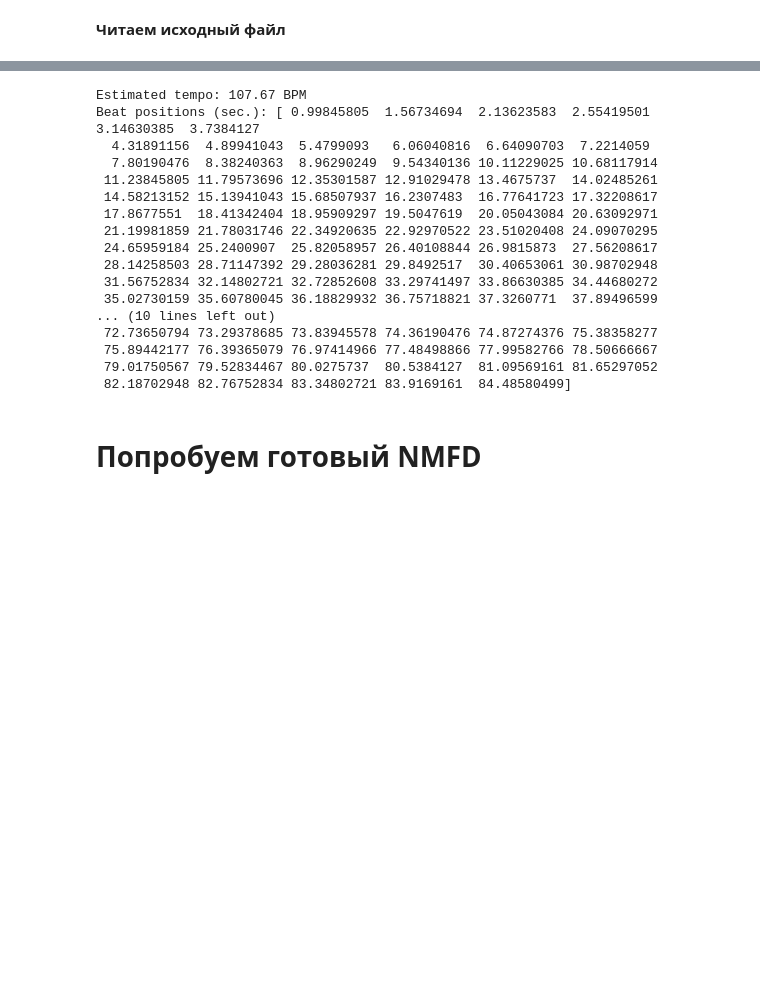
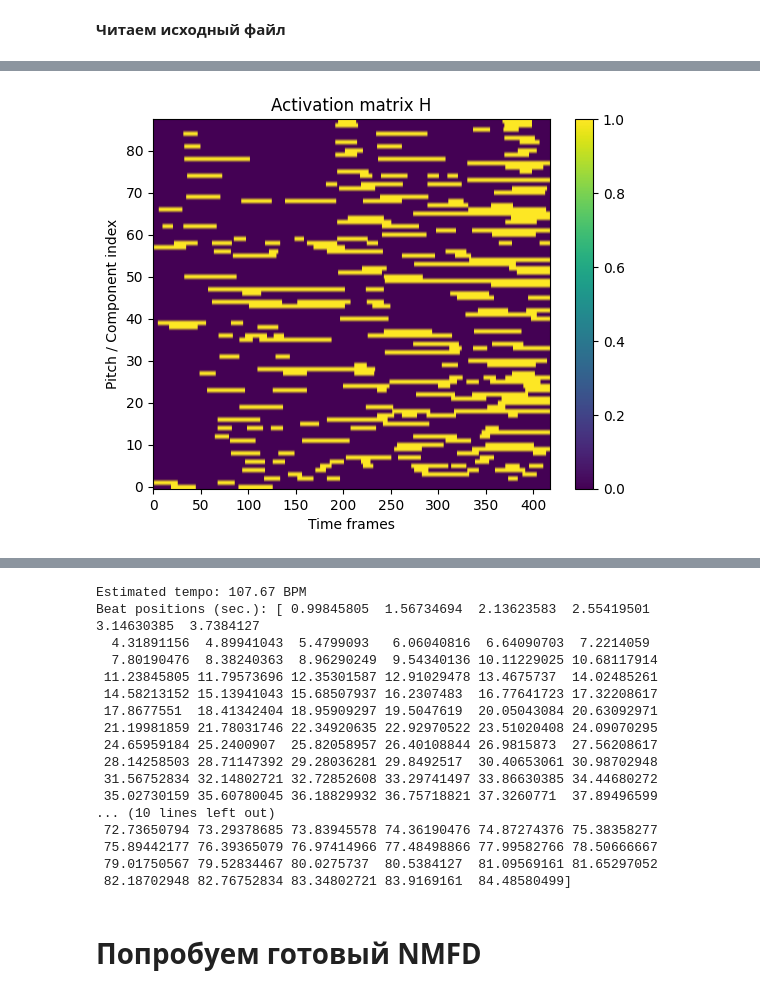
Before and after one commit to bierml/NMFforAMT, a Jupyter notebook: upgrade/Music_Transcribing[NMF].ipynb, the cells around one changed output, grey strips where cells are left out. Cells and saved outputs as stored; diff of their text form; code cells hidden in the pictures; blank space fills up the shorter version.

Commit message:
Tried fixing note tracking w/ AI + fixed some parameters

```diff
--- a/upgrade/Music_Transcribing[NMF].ipynb
+++ b/upgrade/Music_Transcribing[NMF].ipynb
@@ -23,14 +22,14 @@ from scipy.io import wavfile
 import numpy as np
 import librosa
 import nimfa
-gamma = 1
+gamma = 100
 fft_bins = 2048
 f_s, x = wavfile.read("/content/FMP_C8_F27_Chopin_Op028-04.wav")
 print(f_s)        # sample rate
 print(x.dtype)   # int16, int32, etc.
 print(x.shape)   # (N,) mono or (N, channels)
 print(x[100000])
-def init_nmf_template_pitch(K, pitch_set, freq_res, tol_pitch=0.05):
+'''def init_nmf_template_pitch(K, pitch_set, freq_res, tol_pitch=0.05):
     """Initializes template matrix for a given set of pitches
 
     Notebook: C8/C8S3_NMFSpecFac.ipynb
@@ -48,8 +47,8 @@ def init_nmf_template_pitch(K, pitch_set, freq_res, tol_pitch=0.05):
     W = np.zeros((K, R))
     for r in range(R):
         W[:, r] = template_pitch(K, pitch_set[r], freq_res, tol_pitch=tol_pitch)
-    return W
-'''def init_nmf_template_pitch_onset(K, pitch_set, freq_res, tol_pitch=0.05):
+    return W'''
+def init_nmf_template_pitch_onset(K, pitch_set, freq_res, tol_pitch=0.05):
     """Initializes template matrix with onsets for a given set of pitches
 
     Notebook: C8/C8S3_NMFSpecFac.ipynb
@@ -68,7 +67,7 @@ def init_nmf_template_pitch(K, pitch_set, freq_res, tol_pitch=0.05):
     for r in range(R):
         W[:, 2*r] = 0.1
         W[:, 2*r+1] = template_pitch(K, pitch_set[r], freq_res, tol_pitch=tol_pitch)
-    return W'''
+    return W
 def template_pitch(K, pitch, freq_res, tol_pitch=0.05):
     """Defines spectral template for a given pitch
 
@@ -104,19 +103,19 @@ elif(x.dtype==np.int16):
 else:
   raise ValueError(f"Unsupported sample type: {x.dtype}")
 spectrogram = np.abs(librosa.stft(x, n_fft=fft_bins,hop_length=1024))
-spectrogram_compressed = np.log(1+gamma*spectrogram)
+spectrogram_compressed = np.log(1+spectrogram)
 print(x[100000])
 print(np.min(spectrogram_compressed),np.max(spectrogram_compressed))
 print(spectrogram_compressed.shape)
 pitches = [x+21 for x in range(88)]
-freq_res = f_s/(fft_bins)
+freq_res = f_s/(2 * (fft_bins/2+1))
 print(freq_res)
-W_temp = init_nmf_template_pitch(fft_bins//2+1,pitches,freq_res)
-H_temp = np.random.rand(88, spectrogram_compressed.shape[1])
+W_temp = init_nmf_template_pitch_onset(fft_bins//2+1,pitches,freq_res)
+H_temp = np.random.rand(88*2, spectrogram_compressed.shape[1])
 #nmf = nimfa.Nmf(spectrogram_compressed, seed='fixed', W=W_temp)
 nmf = nimfa.Nmf(
     spectrogram_compressed,
-    rank=88,
+    rank=88*2,
     seed='fixed',
     W=W_temp,
     H=H_temp,
@@ -245,0 +137,70 @@ plt.show()
+# %%
+H_new = H_est[1::2].copy()
+import numpy as np
+from scipy.ndimage import uniform_filter1d, maximum_filter1d
+
+def note_tracking_hysteresis(
+    H,
+    smooth_time=9,
+    pitch_neighborhood=2,
+    z_on=1.2,
+    z_off=0.4
+):
+    from scipy.ndimage import uniform_filter1d, maximum_filter1d
+
+    H = np.asarray(H, float)
+    Q, T = H.shape
+
+    # smooth in time
+    Hs = uniform_filter1d(H, size=smooth_time, axis=1)
+
+    # z-score per pitch
+    mu = Hs.mean(axis=1, keepdims=True)
+    sigma = Hs.std(axis=1, keepdims=True) + 1e-8
+    Hz = (Hs - mu) / sigma
+
+    # local pitch competition
+    Hmax = maximum_filter1d(
+        Hz, size=2*pitch_neighborhood+1, axis=0
+    )
+
+    active = np.zeros_like(Hz, dtype=np.uint8)
+
+    for q in range(Q):
+        on = False
+        for t in range(T):
+            if not on:
+                if Hz[q, t] > z_on and Hz[q, t] == Hmax[q, t]:
+                    on = True
+            else:
+                if Hz[q, t] < z_off:
+                    on = False
+            active[q, t] = on
+
+    return active
+
+def enforce_min_duration(B, min_len=10):
+    for q in range(B.shape[0]):
+        labels, n = label(B[q])
+        for i in range(1, n+1):
+            if np.sum(labels == i) < min_len:
+                B[q][labels == i] = 0
+    return B
+
+B = note_tracking_hysteresis(
+    H_new,
+    smooth_time=15,
+    pitch_neighborhood=1,
+    z_on=1.0,
+    z_off=0.2
+)
+B = enforce_min_duration(B)
+plt.figure()
+plt.imshow(B,aspect='auto', origin='lower')
+plt.colorbar()
+plt.title("Activation matrix H")
+plt.xlabel("Time frames")
+plt.ylabel("Pitch / Component index")
+plt.show()
+# %% [output]
+[figure, added]
```
Also changed, not shown: parts of 7 cells of this notebook, 1 other file.
